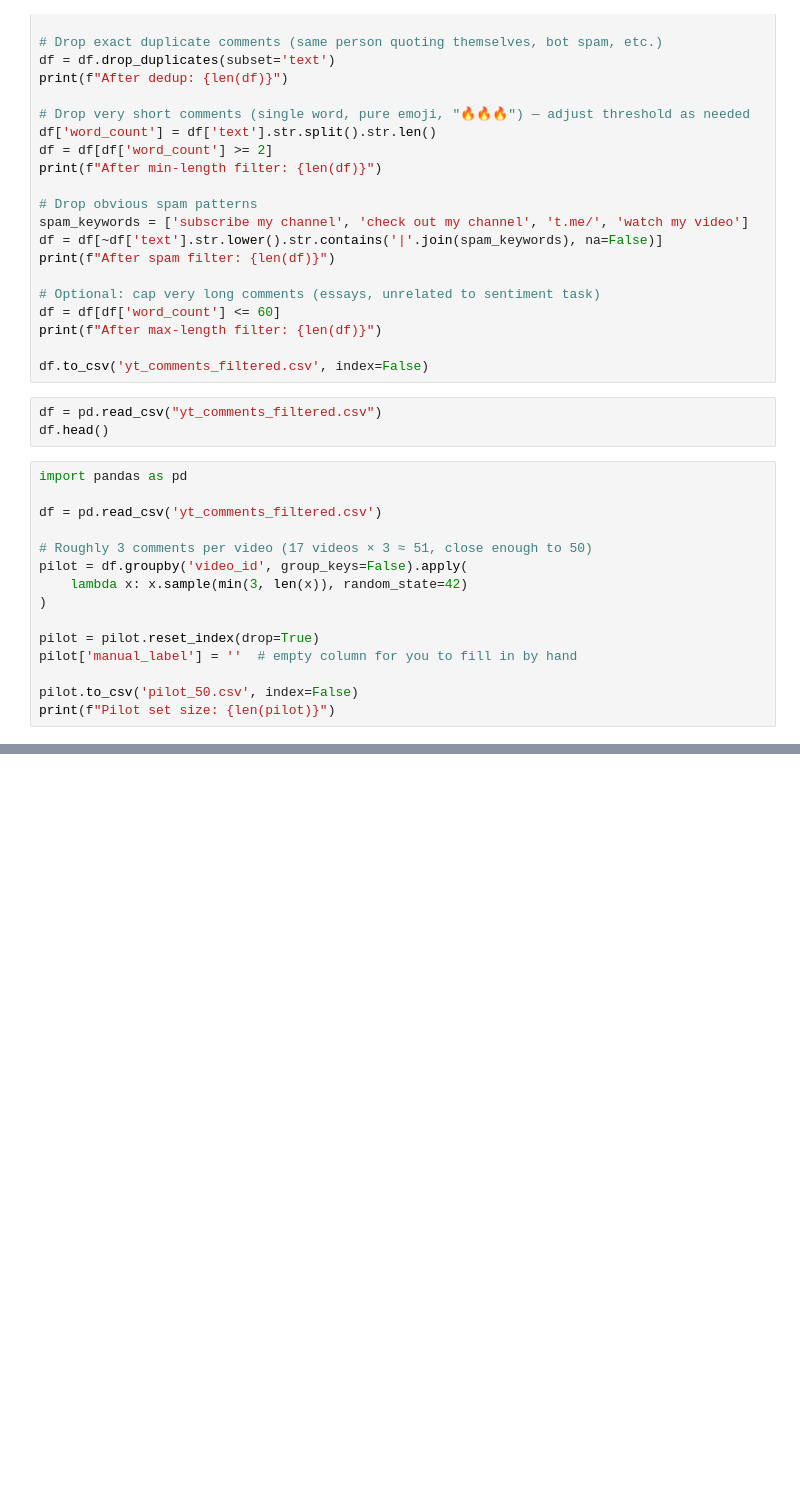
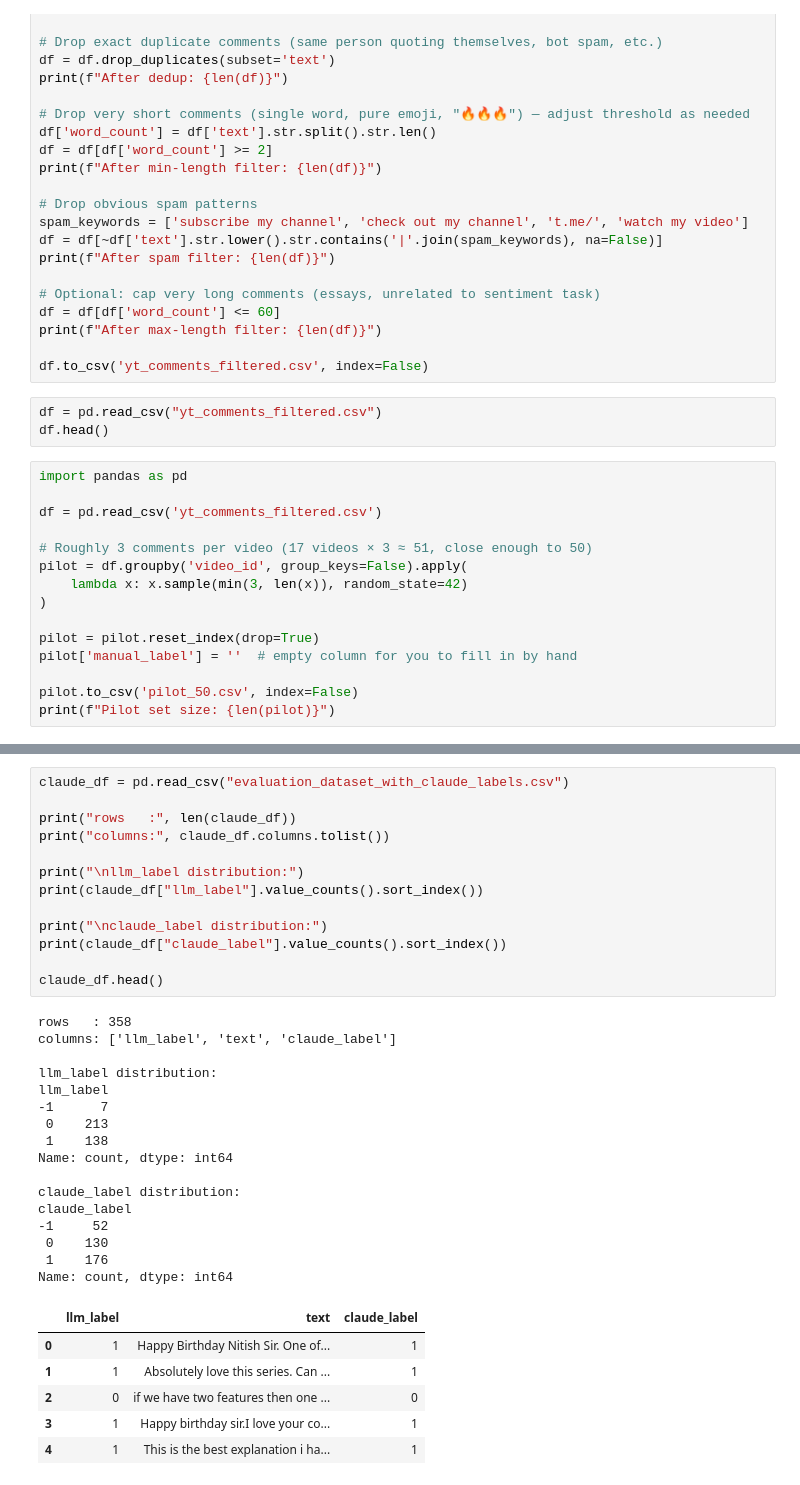
Before and after one commit to Roy7721/yt_comment_analysis, a Jupyter notebook: notebooks/evaluation.ipynb, the cells around one changed output, grey strips where cells are left out. Saved outputs shown, nothing was run; the diff lists cells and outputs as text; blank space fills up the shorter version.

```diff
--- a/notebooks/evaluation.ipynb
+++ b/notebooks/evaluation.ipynb
@@ -147,0 +480,36 @@ print(disagreements[['text', 'manual_label', 'llm_label']].to_string())
+# %%
+claude_df = pd.read_csv("evaluation_dataset_with_claude_labels.csv")
+
+print("rows   :", len(claude_df))
+print("columns:", claude_df.columns.tolist())
+
+print("\nllm_label distribution:")
+print(claude_df["llm_label"].value_counts().sort_index())
+
+print("\nclaude_label distribution:")
+print(claude_df["claude_label"].value_counts().sort_index())
+
+claude_df.head()
+# %% [output]
+rows   : 358
+columns: ['llm_label', 'text', 'claude_label']
+
+llm_label distribution:
+llm_label
+-1      7
+ 0    213
+ 1    138
+Name: count, dtype: int64
+
+claude_label distribution:
+claude_label
+-1     52
+ 0    130
+ 1    176
+Name: count, dtype: int64
+|  | llm_label | text | claude_label |
+| 0 | 1 | Happy Birthday Nitish Sir. One of... | 1 |
+| 1 | 1 | Absolutely love this series. Can ... | 1 |
+| 2 | 0 | if we have two features then one ... | 0 |
+| 3 | 1 | Happy birthday sir.I love your co... | 1 |
+| 4 | 1 | This is the best explanation i ha... | 1 |
```
Also changed, not shown: parts of 37 cells of this notebook, 4 other files.
